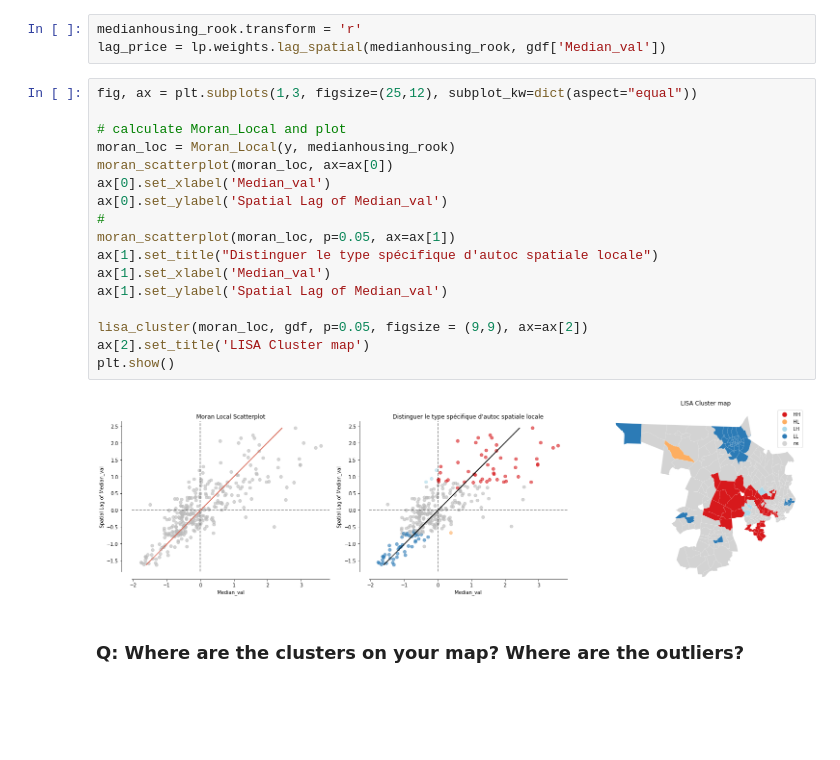
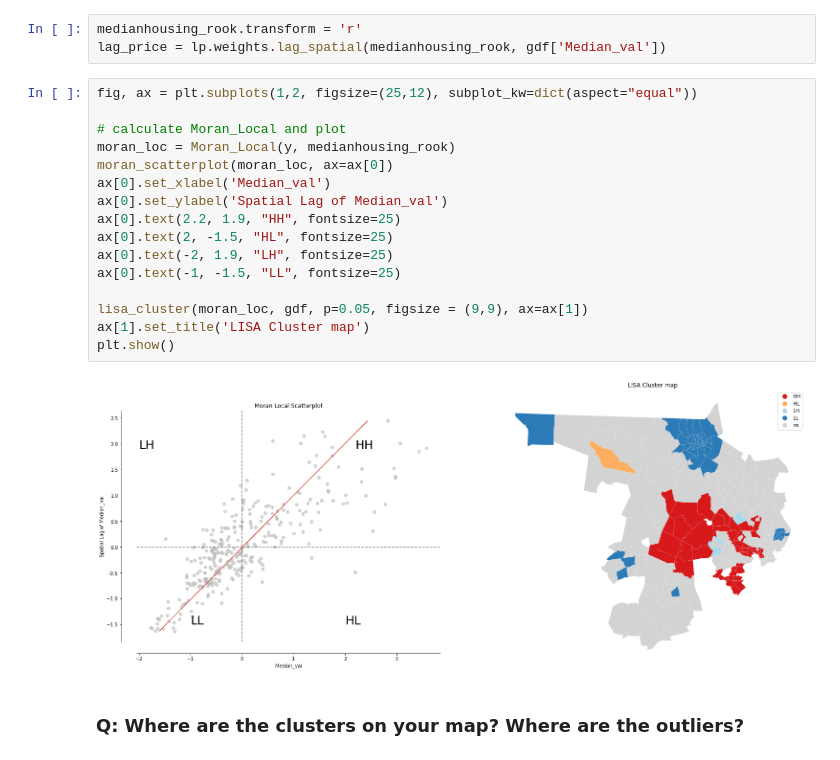
Before and after one commit to abdoulsn/spatial-econometrics, a Jupyter notebook: 01.Python_autocorrelation_spatiale.ipynb, the cells around one changed output. Saved outputs shown, nothing was run; the diff lists cells and outputs as text; blank space fills up the shorter version.

```diff
--- a/01.Python_autocorrelation_spatiale.ipynb
+++ b/01.Python_autocorrelation_spatiale.ipynb
@@ -159,23 +165,22 @@ np.random.seed(12345)
 medianhousing_rook.transform = 'r'
 lag_price = lp.weights.lag_spatial(medianhousing_rook, gdf['Median_val'])
 # %%
-fig, ax = plt.subplots(1,3, figsize=(25,12), subplot_kw=dict(aspect="equal"))
+fig, ax = plt.subplots(1,2, figsize=(25,12), subplot_kw=dict(aspect="equal"))
 
 # calculate Moran_Local and plot
 moran_loc = Moran_Local(y, medianhousing_rook)
 moran_scatterplot(moran_loc, ax=ax[0])
 ax[0].set_xlabel('Median_val')
 ax[0].set_ylabel('Spatial Lag of Median_val')
-#
-moran_scatterplot(moran_loc, p=0.05, ax=ax[1])
-ax[1].set_title("Distinguer le type spécifique d'autoc spatiale locale")
-ax[1].set_xlabel('Median_val')
-ax[1].set_ylabel('Spatial Lag of Median_val')
+ax[0].text(2.2, 1.9, "HH", fontsize=25)
+ax[0].text(2, -1.5, "HL", fontsize=25)
+ax[0].text(-2, 1.9, "LH", fontsize=25)
+ax[0].text(-1, -1.5, "LL", fontsize=25)
 
-lisa_cluster(moran_loc, gdf, p=0.05, figsize = (9,9), ax=ax[2])
-ax[2].set_title('LISA Cluster map')
+lisa_cluster(moran_loc, gdf, p=0.05, figsize = (9,9), ax=ax[1])
+ax[1].set_title('LISA Cluster map')
 plt.show()
 # %% [output]
-[figure, old version]
+[figure, new version]
 # %% [markdown]
 ### Q: Where are the clusters on your map? Where are the outliers?
```
Also changed, not shown: parts of 13 cells of this notebook.
